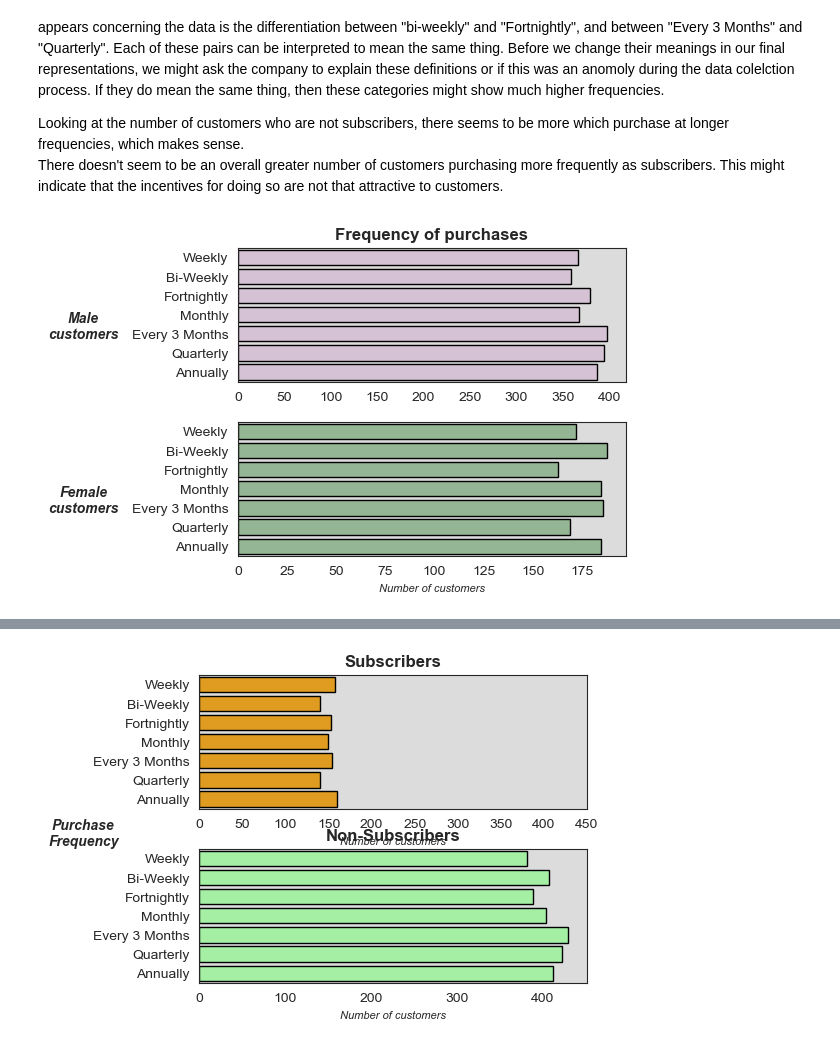
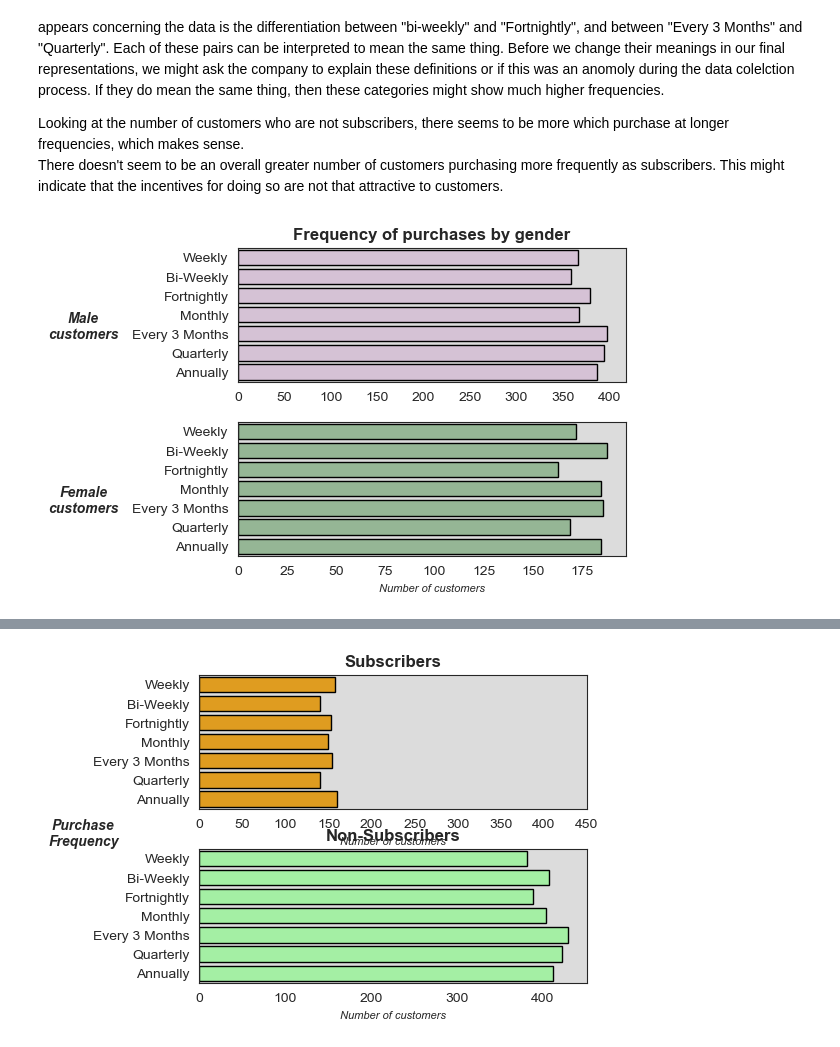
Before and after one commit to molly777yllom/DataDive3_DATA3500, a Jupyter notebook: shopping_trends.ipynb, the cells around one changed output, grey strips where cells are left out. Cells and saved outputs as stored; diff of their text form; code cells hidden in the pictures.

```diff
--- a/shopping_trends.ipynb
+++ b/shopping_trends.ipynb
@@ -1196,31 +1196,31 @@ There doesn't seem to be an overall greater number of customers purchasing more
 # %%
 # plotting purchase frequency of subscribers vs non-subscribers:
 
 subs = shopping.query("`Subscription Status` == 'Yes'")
 not_subs = shopping.query("`Subscription Status` == 'No'")
 
 sub_order = ['Weekly', 'Bi-Weekly', 'Fortnightly', 'Monthly', 'Every 3 Months', 'Quarterly', 'Annually']
 
 f, ax = plt.subplots(2, 1, figsize=(5, 4))
 plt.subplots_adjust(hspace=0.3, wspace=0.35)
 sns.set_style('white')
 sns.countplot(y="Frequency of Purchases", data=male, color='thistle', edgecolor='black', order=sub_order, ax=ax[0])
-ax[0].set_title('Frequency of purchases: gender', fontsize=12, weight='bold')
+ax[0].set_title('Frequency of purchases by gender', fontsize=12, weight='bold')
 ax[0].set_xlabel('', style='italic', size=8)
 ax[0].set_ylabel('Male\ncustomers', weight='bold', style='italic', size=10, rotation=0)  # customize the y-axis label
 ax[0].get_yaxis().set_label_coords(-0.4,0.3)  # Adjust y-axis label position
 ax[0].set_facecolor('gainsboro')
 
 
 sns.countplot(y="Frequency of Purchases", data=female, color='darkseagreen', edgecolor='black', order=sub_order, ax=ax[1])
 ax[1].set_title('', fontsize=12, weight='bold')
 ax[1].set_xlabel('Number of customers', style='italic', size=8)
 ax[1].set_ylabel('Female\ncustomers', weight='bold', style='italic', size=10, rotation=0)  # customize the y-axis label
 ax[1].get_yaxis().set_label_coords(-0.4,0.3)  # Adjust y-axis label position
 ax[1].set_facecolor('gainsboro')
 plt.show()
 # %% [output]
-[figure, old version]
+[figure, new version]
 # %%
 # plotting purchase frequency of subscribers vs non-subscribers:
 
```
Also changed, not shown: parts of 1 cell of this notebook.
